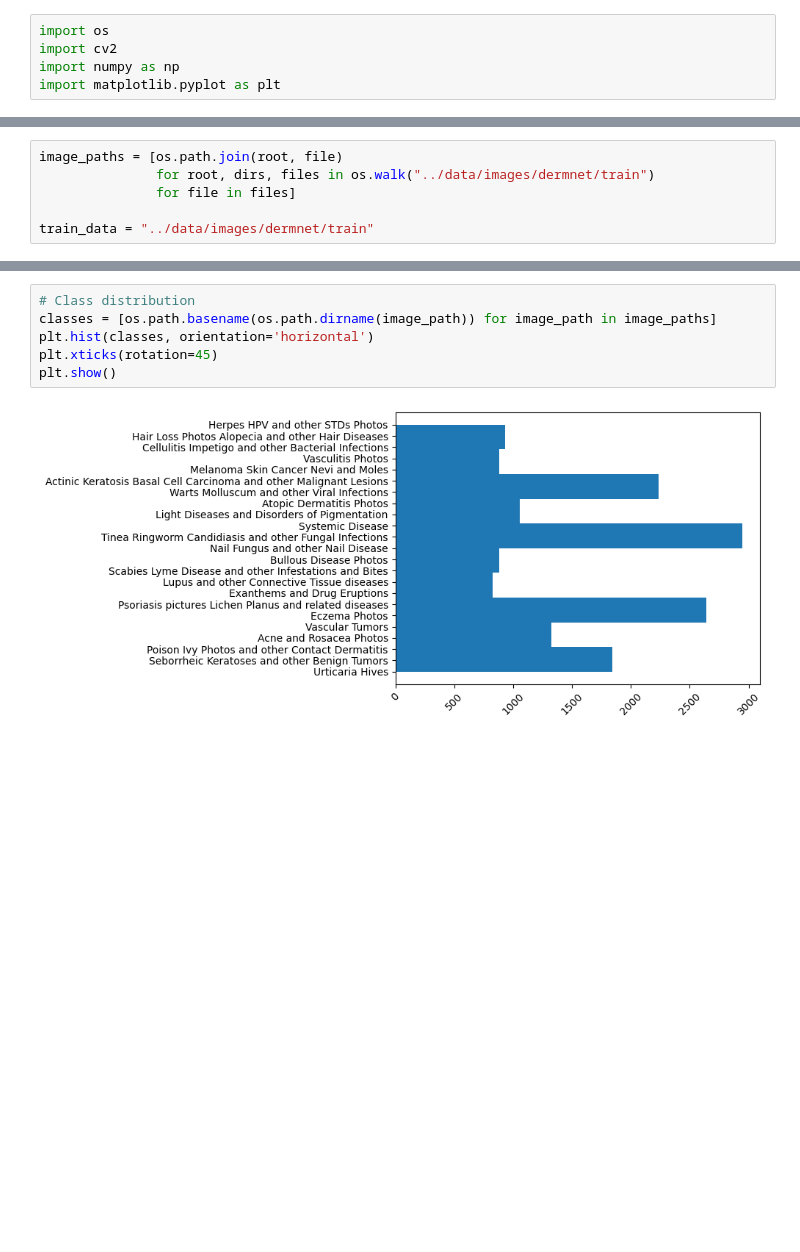
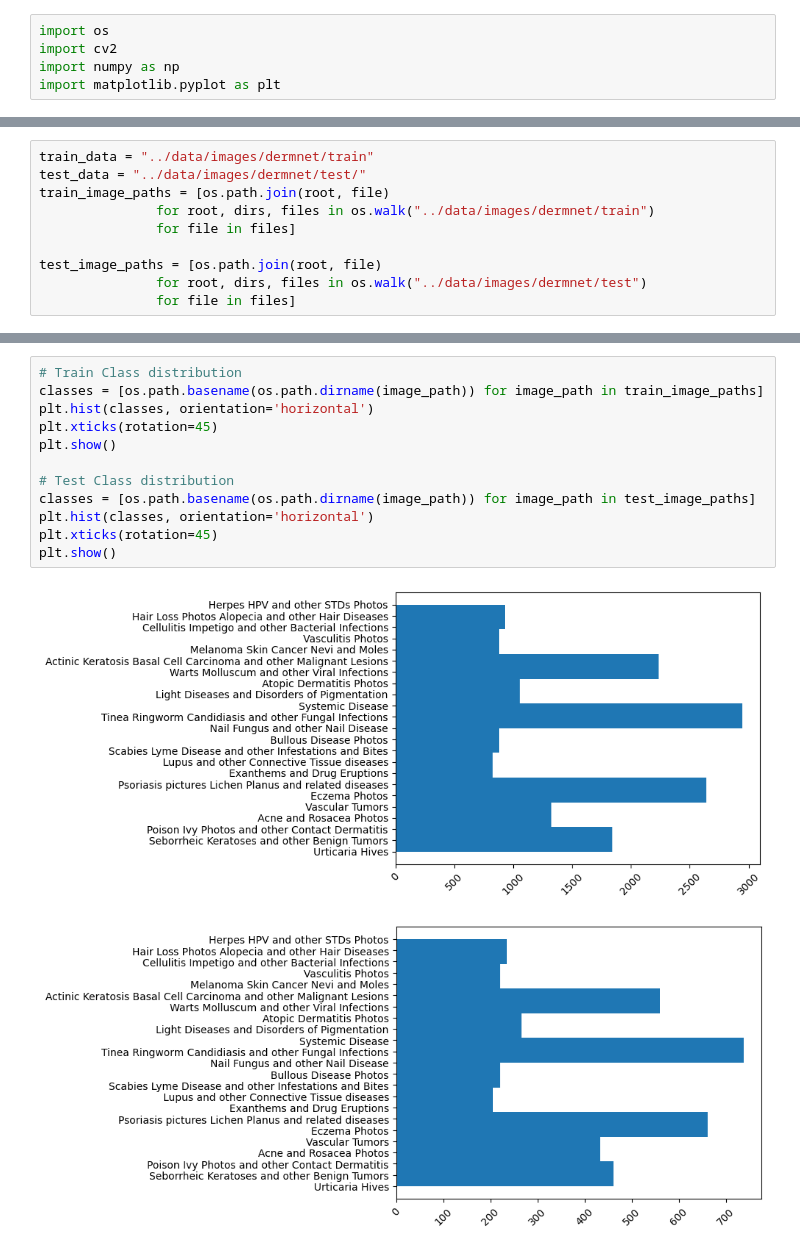
Before and after one commit to svmiko/skindiagnosis, a Jupyter notebook: notebooks/dermnet_eda.ipynb, the cells around one changed output, grey strips where cells are left out. Cells and saved outputs as stored; diff of their text form; blank space fills up the shorter version.

```diff
--- a/notebooks/dermnet_eda.ipynb
+++ b/notebooks/dermnet_eda.ipynb
@@ -6,9 +14,13 @@ import matplotlib.pyplot as plt
 # %%
-image_paths = [os.path.join(root, file)
+train_data = "../data/images/dermnet/train"
+test_data = "../data/images/dermnet/test/"
+train_image_paths = [os.path.join(root, file)
                for root, dirs, files in os.walk("../data/images/dermnet/train")
                for file in files]
 
-train_data = "../data/images/dermnet/train"
+test_image_paths = [os.path.join(root, file)
+               for root, dirs, files in os.walk("../data/images/dermnet/test")
+               for file in files]
 # %%
 # Initialize counters and lists
 total_images = 0
@@ -65,8 +113,15 @@ for image_path in random_images:
 # %%
-# Class distribution
-classes = [os.path.basename(os.path.dirname(image_path)) for image_path in image_paths]
+# Train Class distribution
+classes = [os.path.basename(os.path.dirname(image_path)) for image_path in train_image_paths]
 plt.hist(classes, orientation='horizontal')
 plt.xticks(rotation=45)
 plt.show()
+
+# Test Class distribution
+classes = [os.path.basename(os.path.dirname(image_path)) for image_path in test_image_paths]
+plt.hist(classes, orientation='horizontal')
+plt.xticks(rotation=45)
+plt.show()
 # %% [output]
 [figure]
+[figure, added]
```
Also changed, not shown: parts of 18 cells of this notebook, 1 other file.
